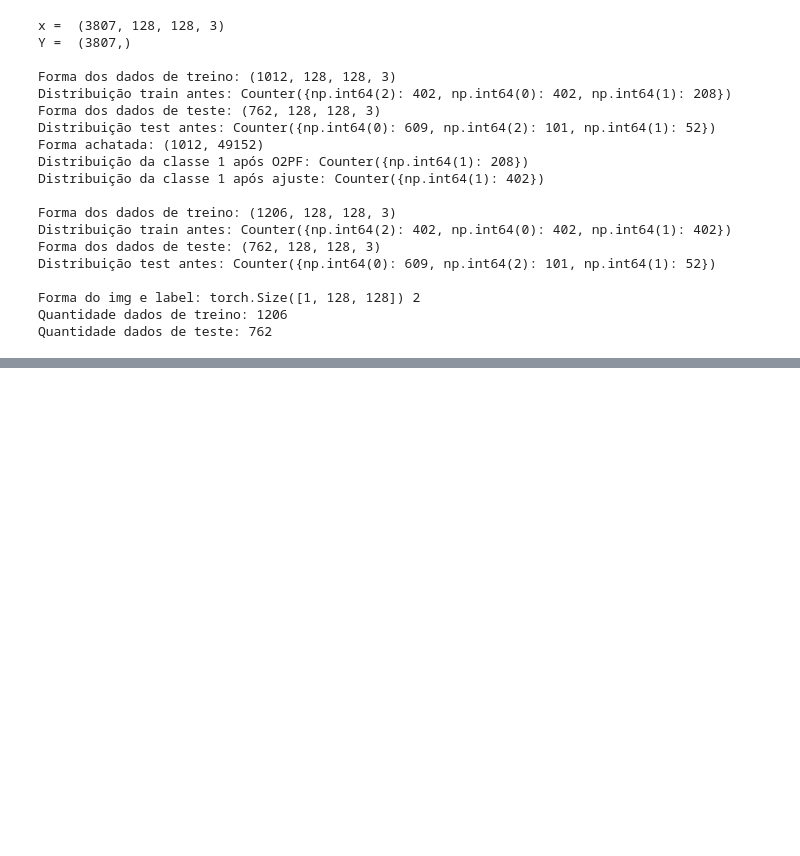
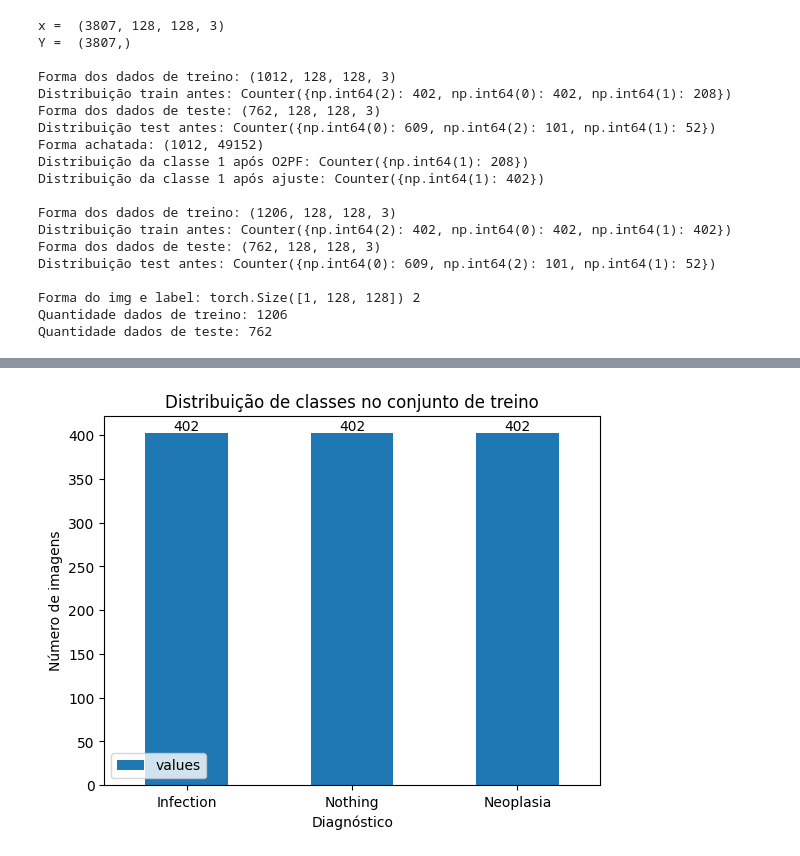
Before and after one commit to giugonzales07/tcc_snn, a Jupyter notebook: notebooks/data_manipulation/over_under.ipynb, the cells around one changed output, grey strips where cells are left out. Cells and saved outputs as stored; diff of their text form; code cells hidden in the pictures; blank space fills up the shorter version.

```diff
--- a/notebooks/data_manipulation/over_under.ipynb
+++ b/notebooks/data_manipulation/over_under.ipynb
@@ -698,0 +778,12 @@ np.savez("../../data/y_labels_arrays_under_train_over.npz", arr_0=y_train_res)
+# %%
+dictionary_labels = {0: 'Nothing', 1: 'Neoplasia', 2: 'Infection'}
+df_counter_train = pd.DataFrame(Counter(y_train).items(), columns=['label', 'values'])
+df_counter_train['label'] = df_counter_train['label'].map(dictionary_labels)
+df_counter_train = df_counter_train.sort_values(by='values', ascending=False)
+print(df_counter_train)
+
+
+df_counter_test = pd.DataFrame(Counter(y_test).items(), columns=['label', 'values'])
+df_counter_test['label'] = df_counter_test['label'].map(dictionary_labels)
+df_counter_test = df_counter_test.sort_values(by='values', ascending=False)
+print(df_counter_test)
@@ -698,0 +799,10 @@ np.savez("../../data/y_labels_arrays_under_train_over.npz", arr_0=y_train_res)
+# %%
+df_counter_train.plot(kind='bar', x='label', y='values', title='Distribuição de classes no conjunto de treino')
+plt.xlabel('Diagnóstico')
+plt.ylabel('Número de imagens')
+plt.xticks(rotation=0)
+#coloca valor na coluna
+for index, value in enumerate(df_counter_train['values']):
+    plt.text(index, value, str(value), ha='center', va='bottom')
+# %% [output]
+[figure, added]
```
Also changed, not shown: parts of 4 cells of this notebook, 16 other files.
